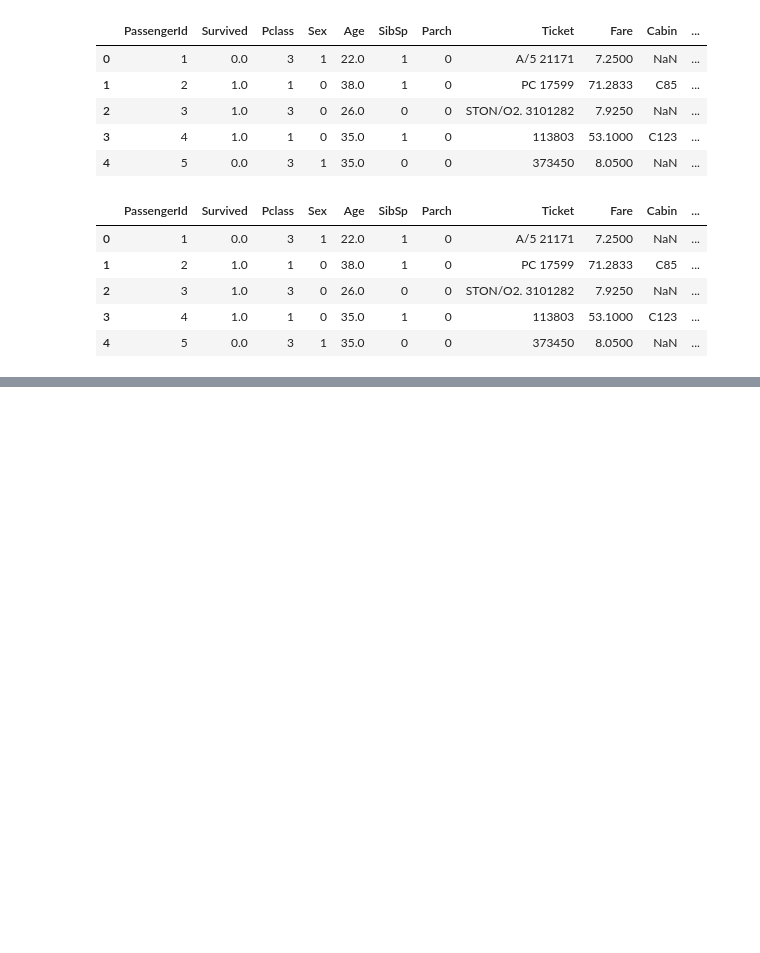
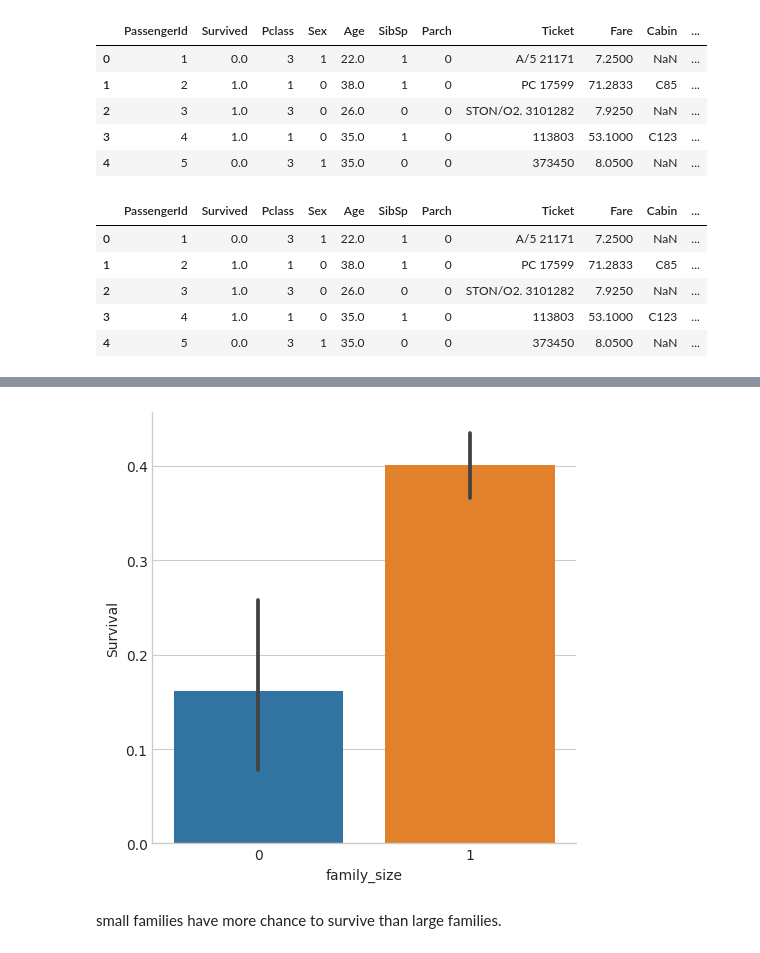
Before and after one commit to ozlem-dilek/titanic-EDA, a Jupyter notebook: titanic-eda.ipynb, the cells around one changed output, grey strips where cells are left out. Cells and saved outputs as stored; diff of their text form; code cells hidden in the pictures; blank space fills up the shorter version.

```diff
--- a/titanic-eda.ipynb
+++ b/titanic-eda.ipynb
@@ -555,0 +602,8 @@ train_df.head()
+# %%
+fsize = sns.catplot(x= "family_size", y = "Survived", data = train_df, kind = "bar")
+fsize.set_ylabels("Survival")
+plt.show()
+# %% [output]
+[figure, added]
+# %% [markdown]
+small families have more chance to survive than large families.
```
Also changed, not shown: parts of 15 cells of this notebook.
